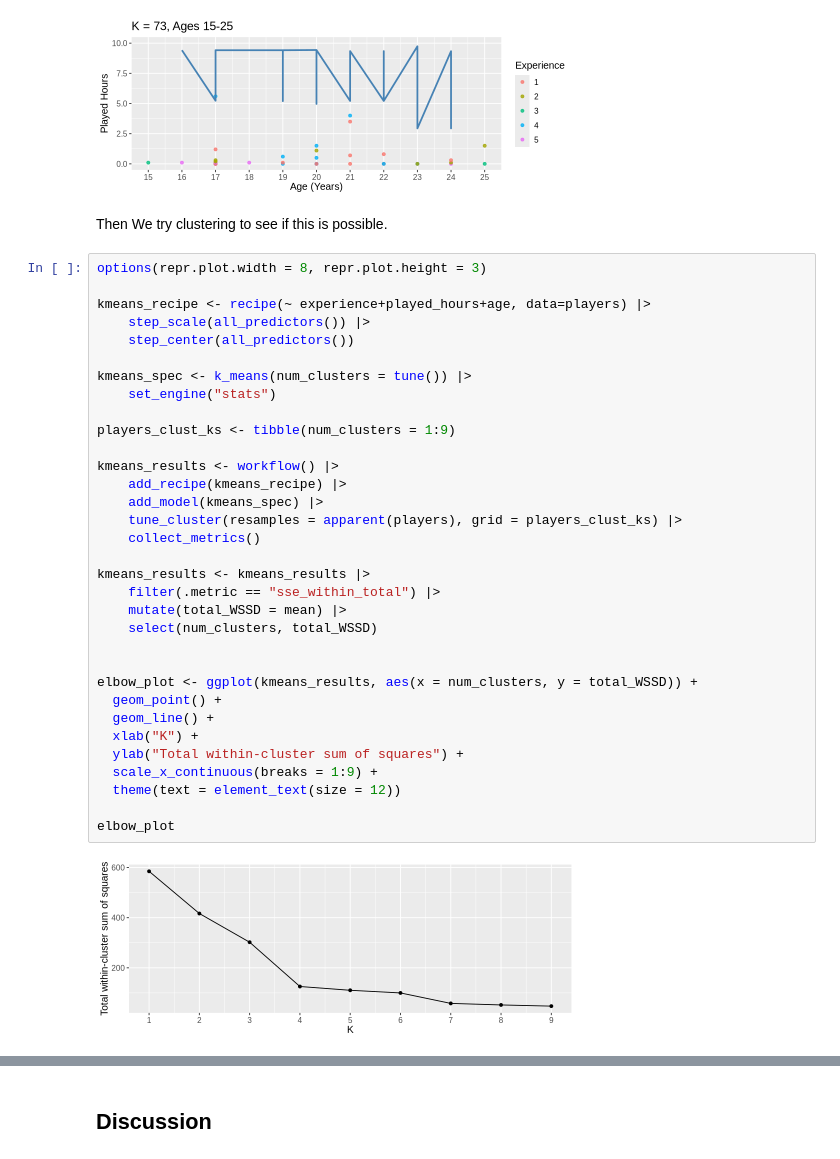
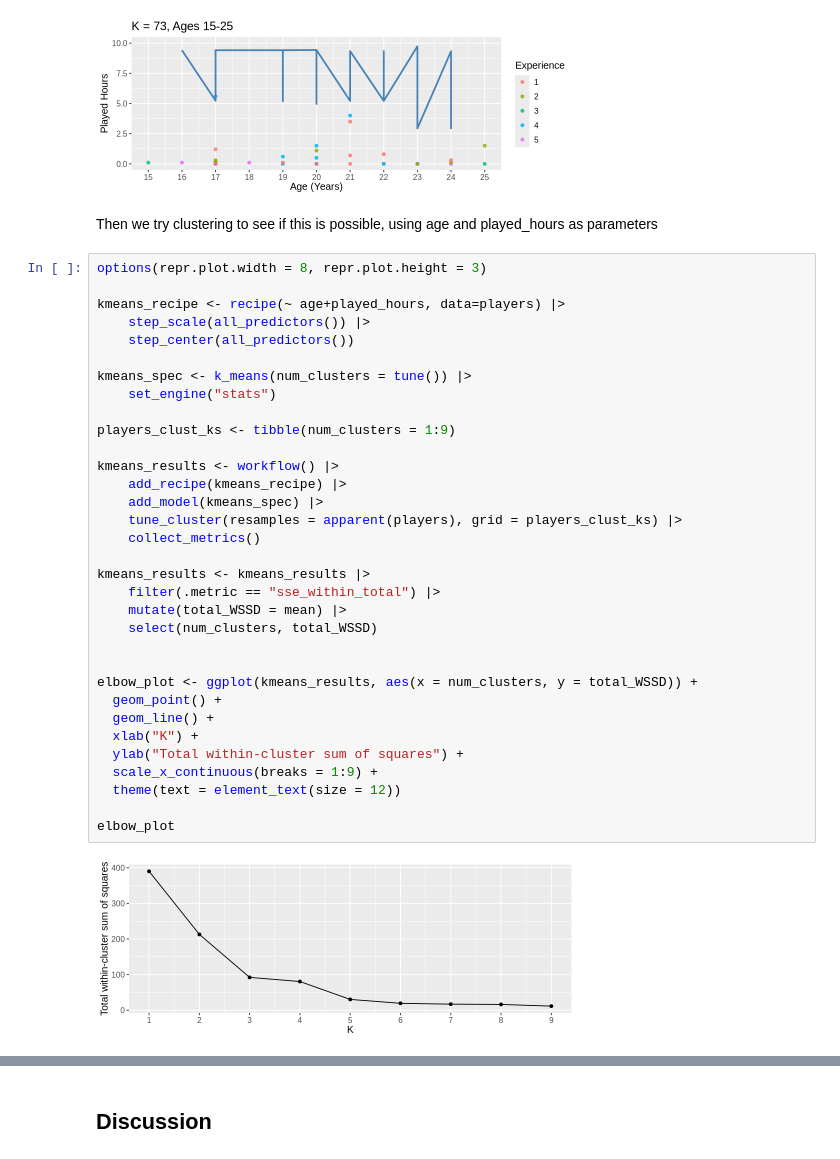
Before and after one commit to aishu-09/ds-project, a Jupyter notebook: final-report.ipynb, the cells around one changed output, grey strips where cells are left out. Saved outputs shown, nothing was run; the diff lists cells and outputs as text.

```diff
--- a/final-report.ipynb
+++ b/final-report.ipynb
@@ -301,39 +301,39 @@ Warning message:
 (`geom_line()`).”
 [figure]
 # %% [markdown]
-Then We try clustering to see if this is possible.
+Then we try clustering to see if this is possible, using age and played_hours as parameters
 # %%
 options(repr.plot.width = 8, repr.plot.height = 3)
 
-kmeans_recipe <- recipe(~ experience+played_hours+age, data=players) |>
+kmeans_recipe <- recipe(~ age+played_hours, data=players) |>
     step_scale(all_predictors()) |>
     step_center(all_predictors())
 
 kmeans_spec <- k_means(num_clusters = tune()) |>
     set_engine("stats")
 
 players_clust_ks <- tibble(num_clusters = 1:9)
 
 kmeans_results <- workflow() |>
     add_recipe(kmeans_recipe) |>
     add_model(kmeans_spec) |>
     tune_cluster(resamples = apparent(players), grid = players_clust_ks) |>
     collect_metrics()
 
 kmeans_results <- kmeans_results |>
     filter(.metric == "sse_within_total") |>
     mutate(total_WSSD = mean) |>
     select(num_clusters, total_WSSD)
 
 
 elbow_plot <- ggplot(kmeans_results, aes(x = num_clusters, y = total_WSSD)) +
   geom_point() +
   geom_line() +
   xlab("K") +
   ylab("Total within-cluster sum of squares") +
   scale_x_continuous(breaks = 1:9) +
   theme(text = element_text(size = 12))
 
 elbow_plot
 # %% [output]
-[figure, old version]
+[figure, new version]
```
Also changed, not shown: parts of 7 cells of this notebook.
